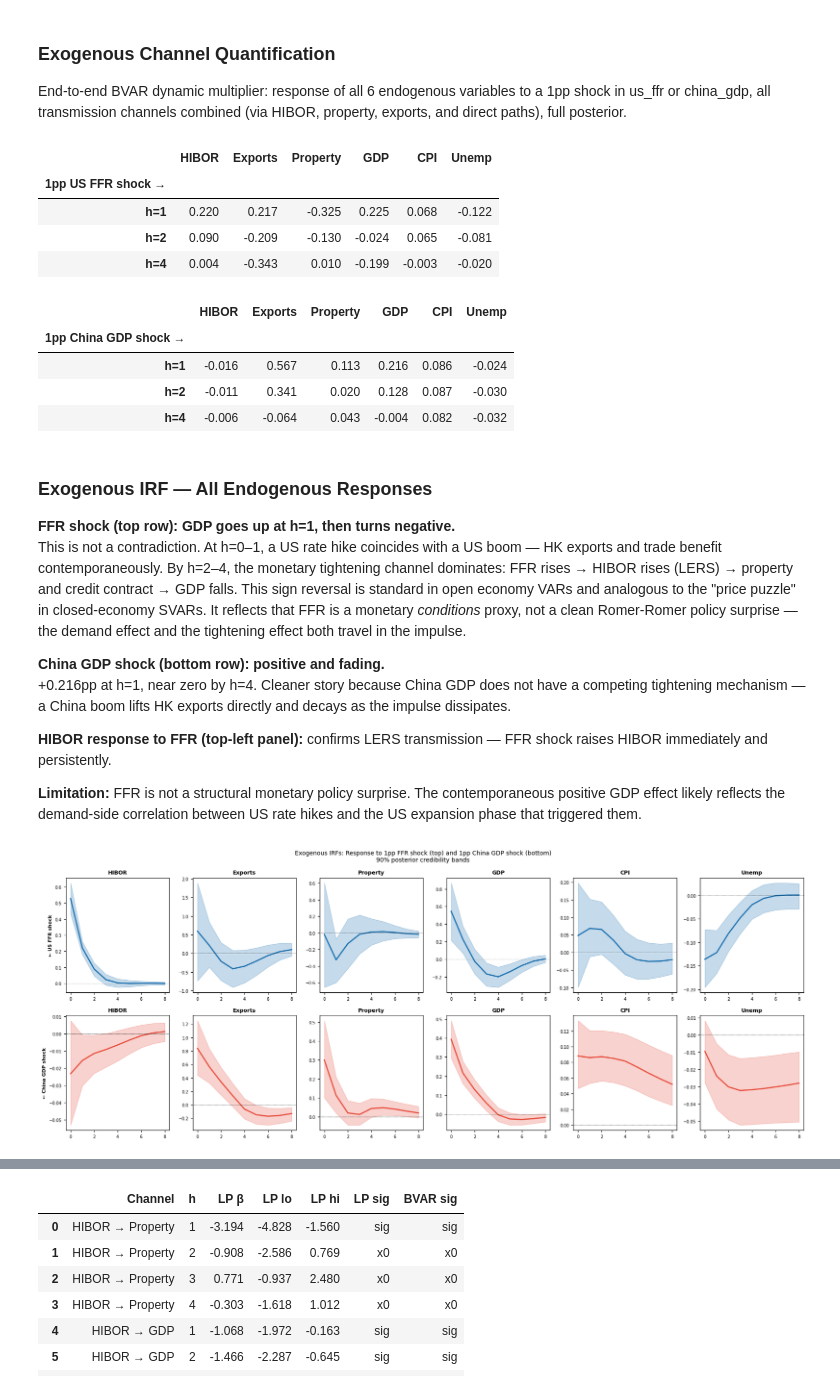
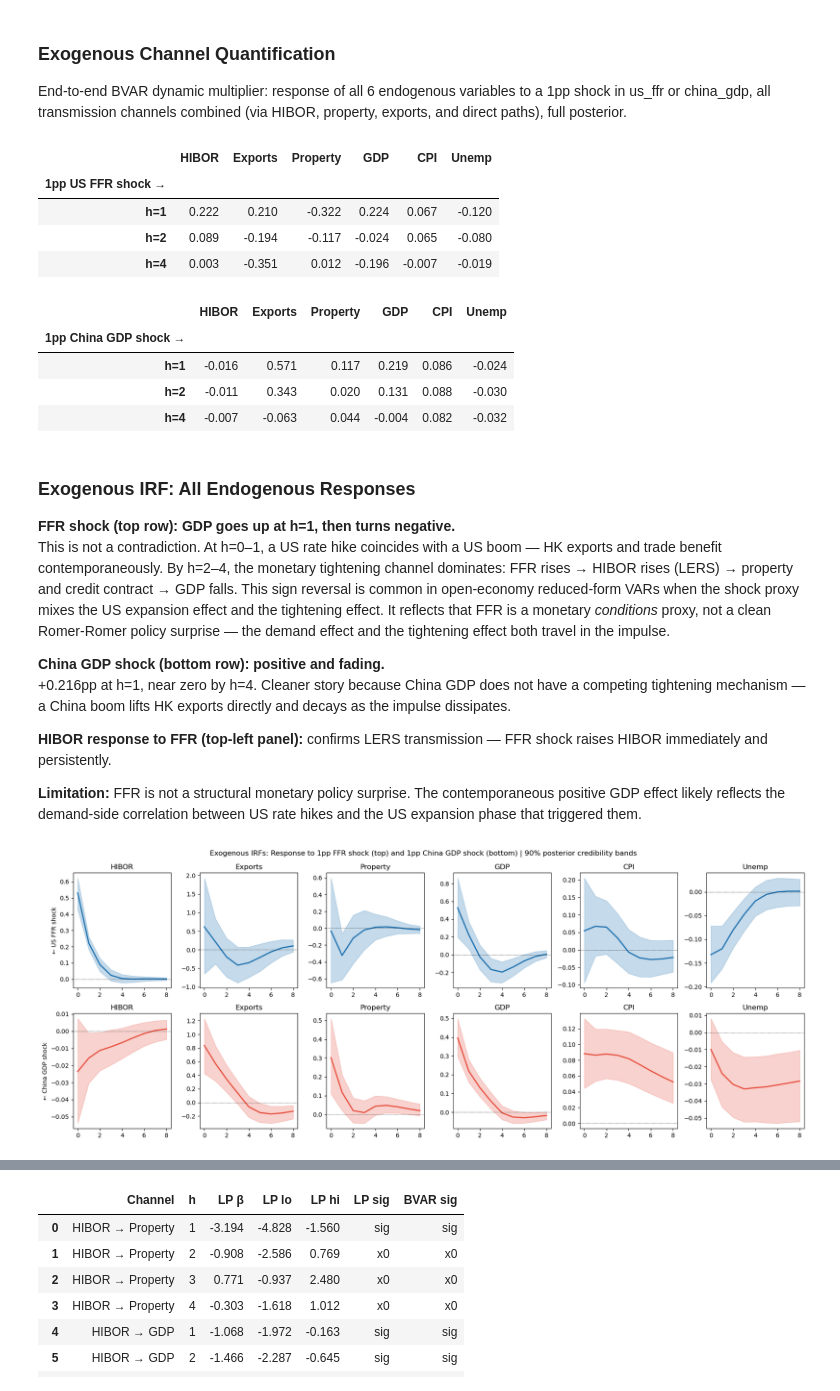
Before and after one commit to 4minutes-chung/Hong-Kong, a Jupyter notebook: HK_BVAR_Final.ipynb, the cells around one changed output, grey strips where cells are left out. Drawn from its saved outputs; the diff is of its cells as text; code cells hidden in the pictures.

```diff
--- a/HK_BVAR_Final.ipynb
+++ b/HK_BVAR_Final.ipynb
@@ -90,7 +92,7 @@ bvar_canonical = MinnesotaBayesianVar(
     endogenous=Y, exogenous=X, lags=LAGS,
     pi1=PI1, pi2=PI2, pi3=PI3,
     ar_coefficients=AR_COEF,           # ML-optimal delta, hibor-first order
-    iterations=3000, credibility_level=0.90, verbose=False
+    iterations=2000, credibility_level=0.90, verbose=False
 )
 bvar_canonical.estimate()
 print(f'Canonical BVAR(4) | T={bvar_canonical.T} | k={bvar_canonical.k}/eq')
@@ -142,0 +162,24 @@ exports → gdp            1  (+0.265, +0.530)  sig
+# %%
+## FEVD plot
+labels_short = ['HIBOR','Exports','Property','GDP','CPI','Unemp']
+colors = ['#1a6faf','#e74c3c','#27ae60','#f39c12','#8e44ad','#16a085']
+hs = [1, 2, 4, 8]
+focus = [(idx['hk_property_price_qoq'],'Property'), (idx['gdp_growth'],'GDP'), (idx['hibor_3m'],'HIBOR')]
+fig, axes = plt.subplots(1, 3, figsize=(14, 4))
+for ax_i, (ri, rname) in enumerate(focus):
+    data = np.array([fevd_can[ri, :, h-1, 0]*100 for h in hs])
+    bottom = np.zeros(len(hs))
+    for ci, (color, sl) in enumerate(zip(colors, labels_short)):
+        ax = axes[ax_i]
+        ax.bar(range(len(hs)), data[:, ci], bottom=bottom, color=color, label=sl, width=0.6)
+        for hi, (val, bot) in enumerate(zip(data[:, ci], bottom)):
+            if val > 8: ax.text(hi, bot+val/2, f"{val:.0f}%", ha='center', va='center', color='white')
+        bottom += data[:, ci]
+    ax.set_title(rname)
+    ax.set_xticks(range(len(hs))); ax.set_xticklabels([f'h={h}' for h in hs])
+    ax.set_ylim(0, 108)
+    if ax_i == 2: ax.legend(loc='upper left', framealpha=0.8)
+fig.suptitle('Forecast Error Variance Decomposition (h = 1, 2, 4, 8)', y=1.01)
+plt.tight_layout()
+plt.savefig('output/phase9a_canonical_fevd.png', dpi=150, bbox_inches='tight')
+plt.show()
@@ -157,19 +202,19 @@ for exog_i, label in [(ffr_i, 'US FFR'), (chn_i, 'China GDP')]:
 # %% [output]
 |  | HIBOR | Exports | Property | GDP | CPI | Unemp |
 | 1pp US FFR shock → |  |  |  |  |  |  |
-| h=1 | 0.220 | 0.217 | -0.325 | 0.225 | 0.068 | -0.122 |
-| h=2 | 0.090 | -0.209 | -0.130 | -0.024 | 0.065 | -0.081 |
-| h=4 | 0.004 | -0.343 | 0.010 | -0.199 | -0.003 | -0.020 |
+| h=1 | 0.222 | 0.210 | -0.322 | 0.224 | 0.067 | -0.120 |
+| h=2 | 0.089 | -0.194 | -0.117 | -0.024 | 0.065 | -0.080 |
+| h=4 | 0.003 | -0.351 | 0.012 | -0.196 | -0.007 | -0.019 |
 |  | HIBOR | Exports | Property | GDP | CPI | Unemp |
 | 1pp China GDP shock → |  |  |  |  |  |  |
-| h=1 | -0.016 | 0.567 | 0.113 | 0.216 | 0.086 | -0.024 |
-| h=2 | -0.011 | 0.341 | 0.020 | 0.128 | 0.087 | -0.030 |
-| h=4 | -0.006 | -0.064 | 0.043 | -0.004 | 0.082 | -0.032 |
+| h=1 | -0.016 | 0.571 | 0.117 | 0.219 | 0.086 | -0.024 |
+| h=2 | -0.011 | 0.343 | 0.020 | 0.131 | 0.088 | -0.030 |
+| h=4 | -0.007 | -0.063 | 0.044 | -0.004 | 0.082 | -0.032 |
 # %% [markdown]
-### Exogenous IRF — All Endogenous Responses
+### Exogenous IRF: All Endogenous Responses
 
 **FFR shock (top row): GDP goes up at h=1, then turns negative.**
-This is not a contradiction. At h=0–1, a US rate hike coincides with a US boom — HK exports and trade benefit contemporaneously. By h=2–4, the monetary tightening channel dominates: FFR rises → HIBOR rises (LERS) → property and credit contract → GDP falls. This sign reversal is standard in open economy VARs and analogous to the "price puzzle" in closed-economy SVARs. It reflects that FFR is a monetary *conditions* proxy, not a clean Romer-Romer policy surprise — the demand effect and the tightening effect both travel in the impulse.
+This is not a contradiction. At h=0–1, a US rate hike coincides with a US boom — HK exports and trade benefit contemporaneously. By h=2–4, the monetary tightening channel dominates: FFR rises → HIBOR rises (LERS) → property and credit contract → GDP falls. This sign reversal is common in open-economy reduced-form VARs when the shock proxy mixes the US expansion effect and the tightening effect. It reflects that FFR is a monetary *conditions* proxy, not a clean Romer-Romer policy surprise — the demand effect and the tightening effect both travel in the impulse.
 
 **China GDP shock (bottom row): positive and fading.**
 +0.216pp at h=1, near zero by h=4. Cleaner story because China GDP does not have a competing tightening mechanism — a China boom lifts HK exports directly and decays as the impulse dissipates.
@@ -180,32 +225,29 @@ This is not a contradiction. At h=0–1, a US rate hike coincides with a US boom
 # %%
 # Exogenous IRF plot: all 6 endogenous responses to FFR and China GDP, h=0..8
 horizons = np.arange(9)
 exog_labels = ['US FFR', 'China GDP']
 endog_labels = ['HIBOR', 'Exports', 'Property', 'GDP', 'CPI', 'Unemp']
 colors = ['#1a6faf', '#e74c3c']
 
 fig, axes = plt.subplots(2, 6, figsize=(18, 7), sharey=False)
-fig.patch.set_facecolor('white')
 
 for exog_i, (exog_label, color) in enumerate(zip(exog_labels, colors)):
     for endog_i, endog_label in enumerate(endog_labels):
         ax = axes[exog_i, endog_i]
         med = exo_irf_can[endog_i, exog_i, :, 0]
         lo  = exo_irf_can[endog_i, exog_i, :, 1]
         hi  = exo_irf_can[endog_i, exog_i, :, 2]
         ax.fill_between(horizons, lo, hi, alpha=0.25, color=color)
         ax.plot(horizons, med, color=color, lw=2)
         ax.axhline(0, color='black', lw=0.7, ls=':')
-        ax.set_title(endog_label, fontsize=9, fontweight='bold')
+        ax.set_title(endog_label)
         ax.set_xticks([0, 2, 4, 6, 8])
-        ax.tick_params(labelsize=7)
         if endog_i == 0:
-            ax.set_ylabel(f'← {exog_label} shock', fontsize=8, fontweight='bold')
+            ax.set_ylabel(f'← {exog_label} shock')
 
-fig.suptitle('Exogenous IRFs: Response to 1pp FFR shock (top) and 1pp China GDP shock (bottom)\n90% posterior credibility bands', fontsize=10)
+fig.suptitle('Exogenous IRFs: Response to 1pp FFR shock (top) and 1pp China GDP shock (bottom) | 90% posterior credibility bands')
 plt.tight_layout()
-plt.savefig('output/exo_irf_all_responses.png', dpi=150, bbox_inches='tight', facecolor='white')
+plt.savefig('output/exo_irf_all_responses.png', dpi=150, bbox_inches='tight')
 plt.show()
-plt.close()
 # %% [output]
-[figure, old version]
+[figure, new version]
```
Also changed, not shown: parts of 27 cells of this notebook, 23 other files.
